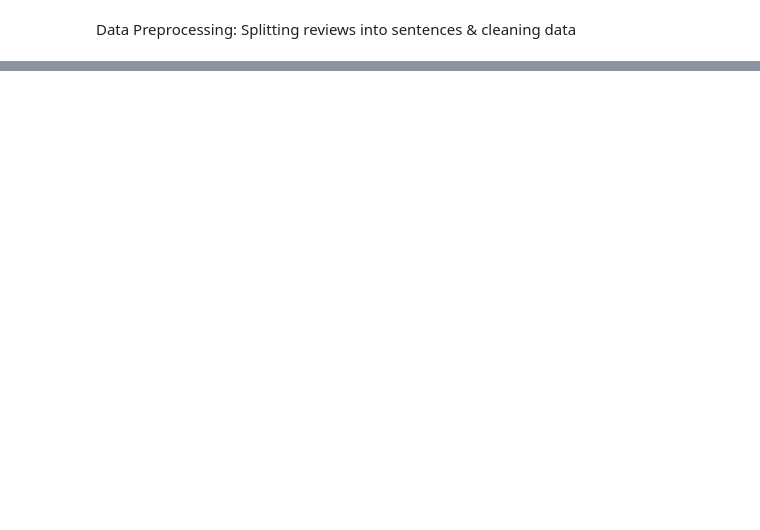
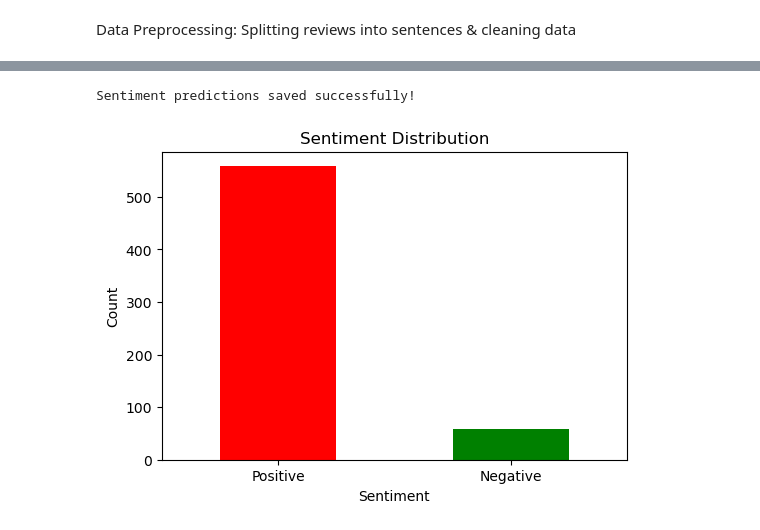
Before and after one commit to sabink6/game-pulse, a Jupyter notebook: lstm_analysis.ipynb, the cells around one changed output, grey strips where cells are left out. Cells and saved outputs as stored; diff of their text form; code cells hidden in the pictures; blank space fills up the shorter version.

Commit message:
adding graphs and analysis score

```diff
--- a/lstm_analysis.ipynb
+++ b/lstm_analysis.ipynb
@@ -293,0 +113,46 @@ Overall Accuracy: 0.8464
+# %%
+# Apply sentiment prediction in batches for better performance
+def batch_predict(sentences):
+    inputs = tokenizer(sentences, return_tensors="pt", truncation=True, padding=True, max_length=512)
+    inputs = {key: value.to(device) for key, value in inputs.items()}
+    with torch.no_grad():
+        outputs = model(**inputs)
+    logits = outputs.logits
+    probabilities = torch.softmax(logits, dim=1)
+    sentiment_scores = probabilities[:, 1].tolist()
+    predicted_labels = ["Positive" if score > 0.5 else "Negative" for score in sentiment_scores]
+    return sentiment_scores, predicted_labels
+
+# Ensure no missing sentences
+df_sentences = df_sentences.dropna(subset=["sentence"])
+
+# Apply sentiment prediction in batches
+batch_size = 32  # Adjust batch size as needed
+predicted_scores = []
+predicted_labels = []
+
+for i in range(0, len(df_sentences), batch_size):
+    batch_sentences = df_sentences["sentence"].iloc[i:i+batch_size].tolist()
+    scores, labels = batch_predict(batch_sentences)
+    predicted_scores.extend(scores)
+    predicted_labels.extend(labels)
+
+df_sentences["predicted_score"] = predicted_scores
+df_sentences["predicted_label"] = predicted_labels
+# %%
+# Save the updated dataset with predictions
+df_sentences.to_csv("sentiment_predictions.csv", index=False)
+print("Sentiment predictions saved successfully!")
+# %% [output]
+Sentiment predictions saved successfully!
+# %%
+# Generate and display graphs
+plt.figure(figsize=(6,4))
+df_sentences["predicted_label"].value_counts().plot(kind='bar', color=['red', 'green'])
+plt.xlabel("Sentiment")
+plt.ylabel("Count")
+plt.title("Sentiment Distribution")
+plt.xticks(rotation=0)
+plt.show()
+# %% [output]
+[figure, added]
```
Also changed, not shown: parts of 18 cells of this notebook.
